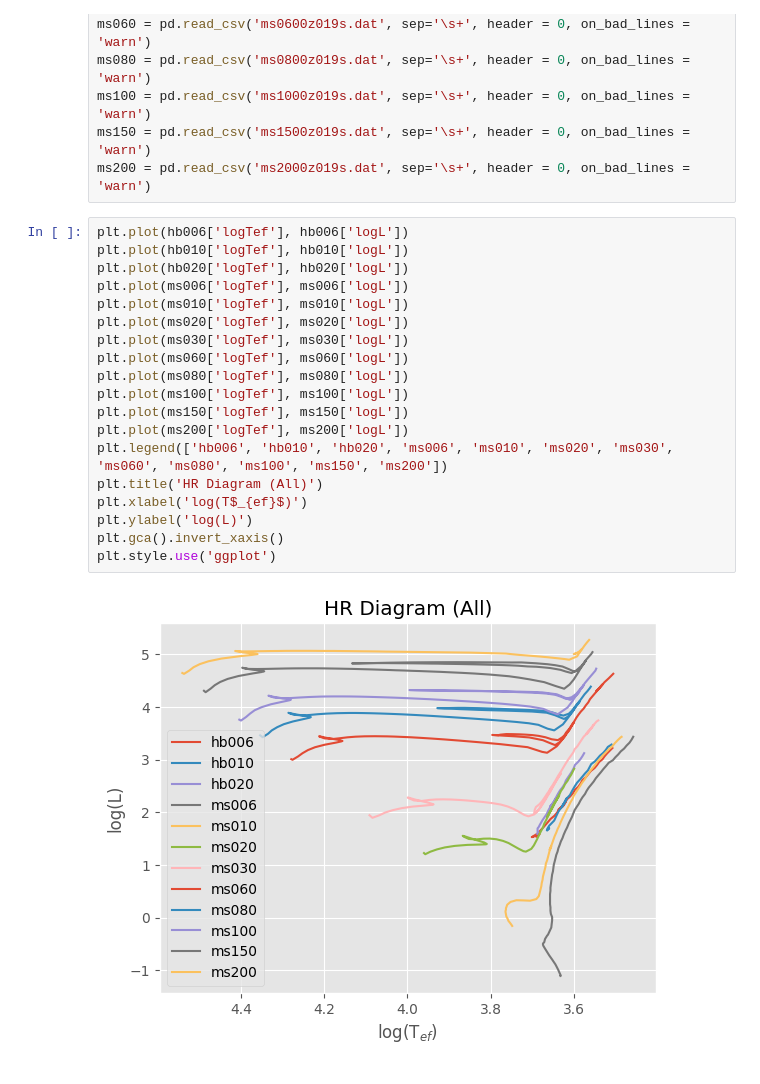
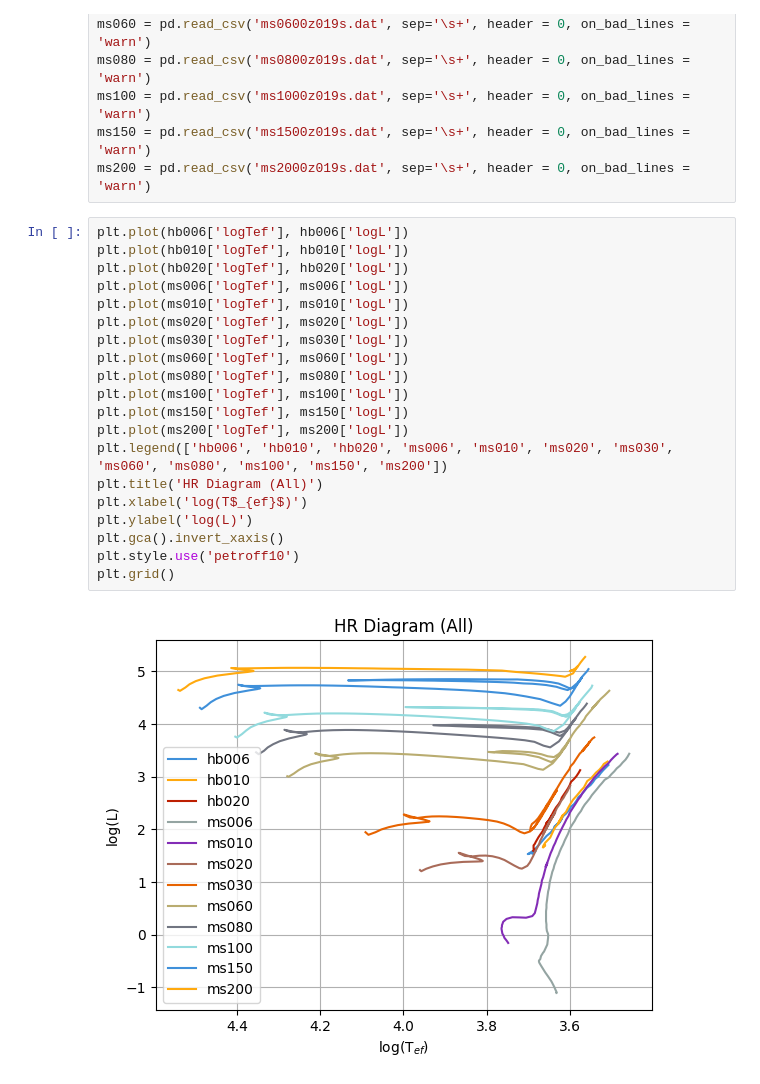
Before and after one commit to cameronluce/Github-Repository, a Jupyter notebook: Modern Astrophysics/Stellar Tracks/stellar tracks.ipynb, the cells around one changed output. Drawn from its saved outputs; the diff is of its cells as text.

```diff
--- a/Modern Astrophysics/Stellar Tracks/stellar tracks.ipynb
+++ b/Modern Astrophysics/Stellar Tracks/stellar tracks.ipynb
@@ -18,24 +18,25 @@ ms200 = pd.read_csv('ms2000z019s.dat', sep='\s+', header = 0, on_bad_lines = 'wa
 # %%
 plt.plot(hb006['logTef'], hb006['logL'])
 plt.plot(hb010['logTef'], hb010['logL'])
 plt.plot(hb020['logTef'], hb020['logL'])
 plt.plot(ms006['logTef'], ms006['logL'])
 plt.plot(ms010['logTef'], ms010['logL'])
 plt.plot(ms020['logTef'], ms020['logL'])
 plt.plot(ms030['logTef'], ms030['logL'])
 plt.plot(ms060['logTef'], ms060['logL'])
 plt.plot(ms080['logTef'], ms080['logL'])
 plt.plot(ms100['logTef'], ms100['logL'])
 plt.plot(ms150['logTef'], ms150['logL'])
 plt.plot(ms200['logTef'], ms200['logL'])
 plt.legend(['hb006', 'hb010', 'hb020', 'ms006', 'ms010', 'ms020', 'ms030', 'ms060', 'ms080', 'ms100', 'ms150', 'ms200'])
 plt.title('HR Diagram (All)')
 plt.xlabel('log(T$_{ef}$)')
 plt.ylabel('log(L)')
 plt.gca().invert_xaxis()
-plt.style.use('ggplot')
+plt.style.use('petroff10')
+plt.grid()
 # %% [output]
-[figure, old version]
+[figure, new version]
 # %%
 plt.plot(hb006['logTef'], hb006['logL'])
 plt.plot(hb010['logTef'], hb010['logL'])
```
Also changed, not shown: parts of 2 cells of this notebook.
